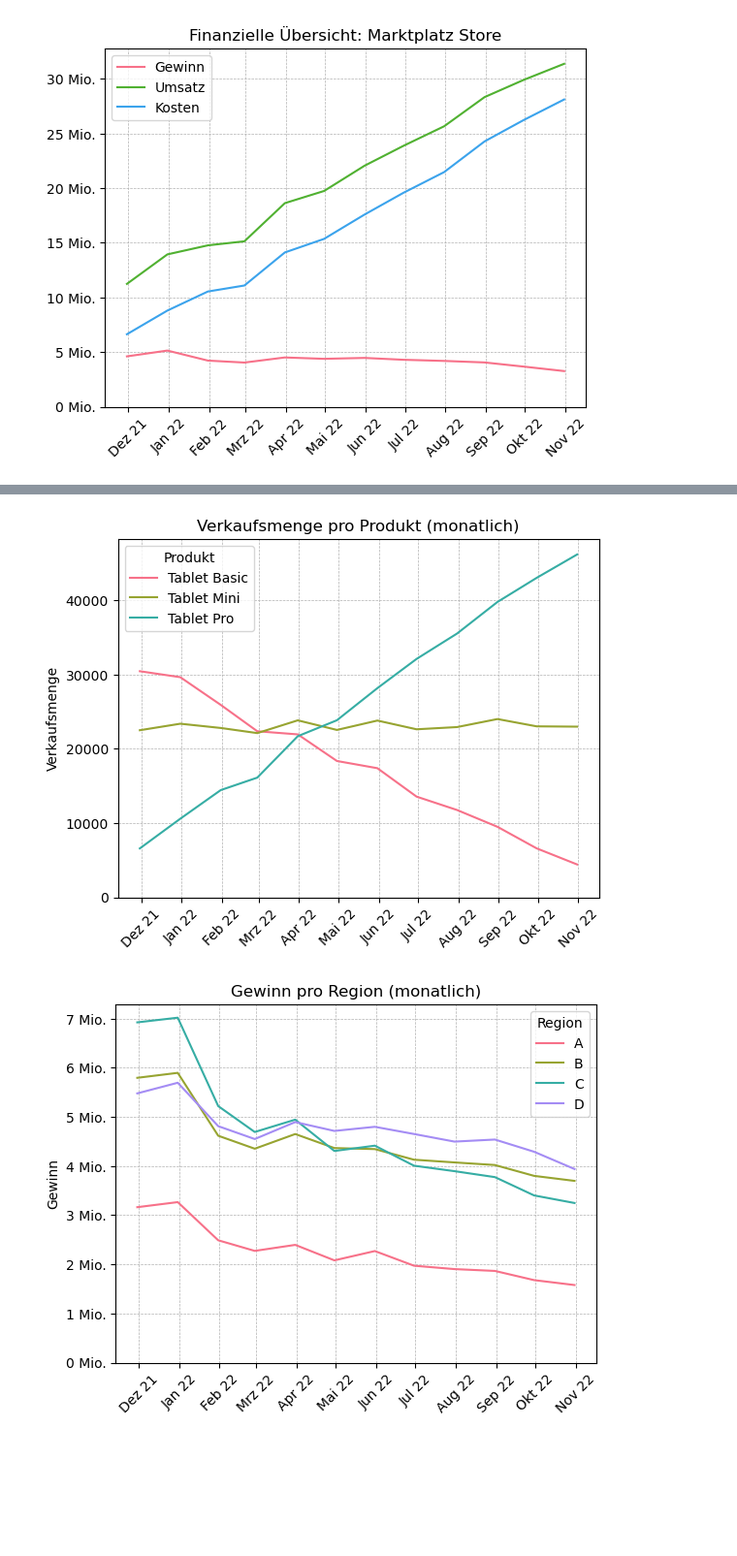
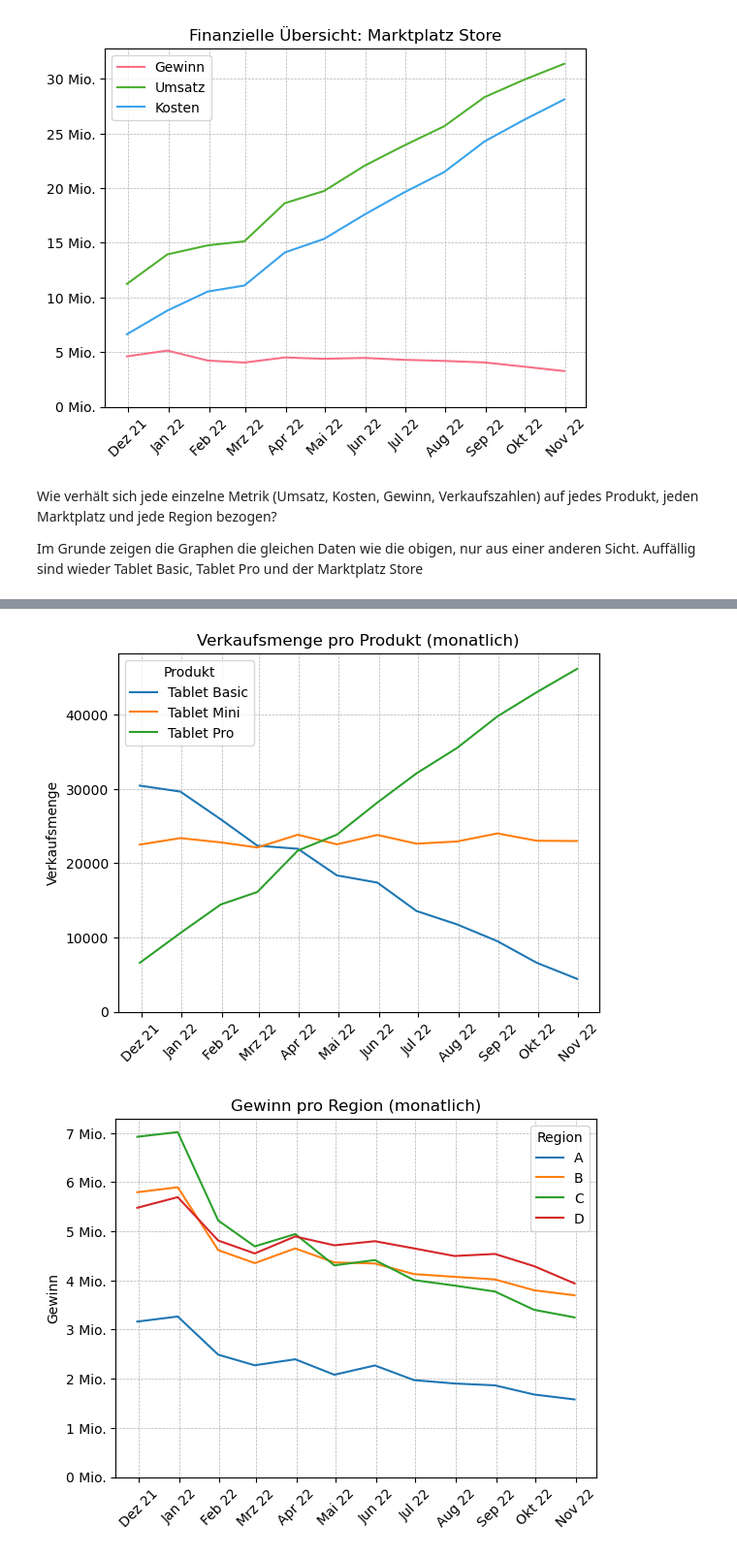
Before and after one commit to timstr97/business-analytics-case-study, a Jupyter notebook: sandbox/tim/präsi_sandbox.ipynb, the cells around one changed output, grey strips where cells are left out. Shown at 97% size. Cells and saved outputs as stored; diff of their text form; code cells hidden in the pictures; blank space fills up the shorter version.

```diff
--- a/sandbox/tim/präsi_sandbox.ipynb
+++ b/sandbox/tim/präsi_sandbox.ipynb
@@ -221,6 +260,10 @@ for group_key, group_label in groups.items():
 [figure]
 [figure]
 [figure]
+# %% [markdown]
+Wie verhält sich jede einzelne Metrik (Umsatz, Kosten, Gewinn, Verkaufszahlen) auf jedes Produkt, jeden Marktplatz und jede Region bezogen?
+
+Im Grunde zeigen die Graphen die gleichen Daten wie die obigen, nur aus einer anderen Sicht. Auffällig sind wieder Tablet Basic, Tablet Pro und der Marktplatz Store
 # %%
 groups = {"product": "Produkt", "region": "Region", "marketplace": "Marktplatz"}
 metrics = {
@@ -252,7 +295,7 @@ for group_key, group_label in groups.items():
                 x="date",
                 y=metric_key,
                 label=f"{group_item}",
-                color=palette[index],
+                # color=palette[index],
                 # label=f"{group_item} - {metric_label}",
             )
 
@@ -282,2 +325,2 @@ for group_key, group_label in groups.items():
-[figure, old version]
+[figure, new version]
-[figure, old version]
+[figure, new version]
```
Also changed, not shown: parts of 6 cells of this notebook, 4 other files.
